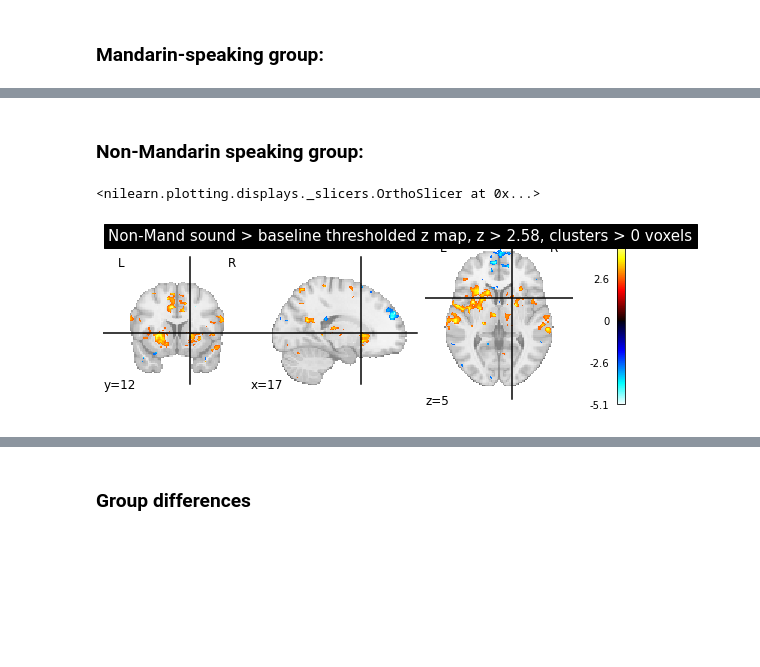
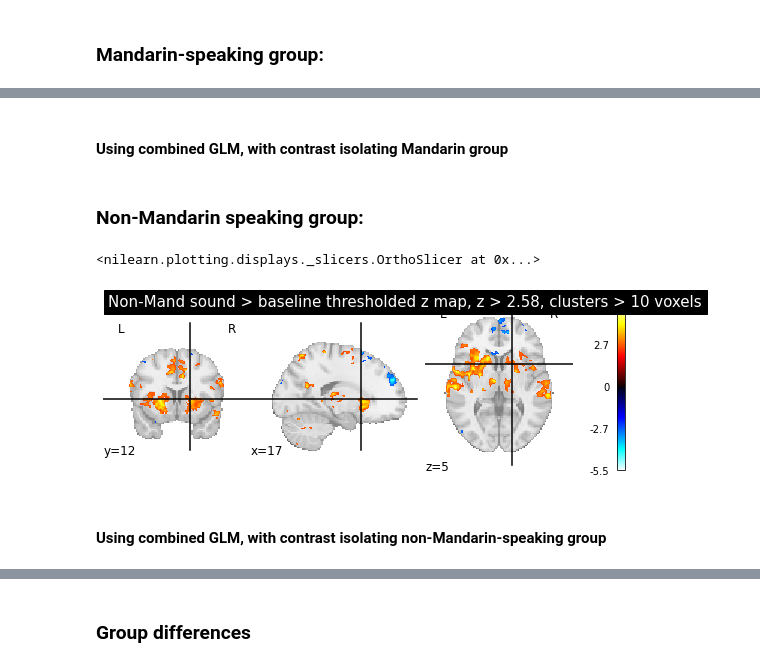
Before and after one commit to sitek/auditory_category_learning, a Jupyter notebook: univariate/group_level_WIP.ipynb, the cells around one changed output, grey strips where cells are left out. Cells and saved outputs as stored; diff of their text form; code cells hidden in the pictures; blank space fills up the shorter version.

```diff
--- a/univariate/group_level_WIP.ipynb
+++ b/univariate/group_level_WIP.ipynb
@@ -147,0 +140,2 @@ plotting.plot_stat_map(
+# %% [markdown]
+#### Using combined GLM, with contrast isolating Mandarin group
@@ -148,23 +161,2 @@ plotting.plot_stat_map(
 # %% [markdown]
 ### Non-Mandarin speaking group:
-# %%
-second_level_model = SecondLevelModel().fit(l1_fnames_nman, design_matrix=design_mat_nman)
-
-z_map = second_level_model.compute_contrast(output_type='z_score')
-
-from nilearn.image import threshold_img
-threshold = 2.58
-cthresh=0
-thresholded_map = threshold_img(
-    z_map,
-    threshold=threshold,
-    cluster_threshold=cthresh,
-    two_sided=True,
-)
-
-plotting.plot_stat_map(
-    thresholded_map, cut_coords=[17,12,5],
-    title='Non-Mand %s > baseline thresholded z map, z > %.02f, clusters > %d voxels'%(contrast_label, threshold, cthresh))
-# %% [output]
-<nilearn.plotting.displays._slicers.OrthoSlicer at 0x...>
-[figure, removed]
@@ -170,0 +168,21 @@ plotting.plot_stat_map(
+# %%
+'''
+from nilearn.image import threshold_img
+threshold = 2.58
+cthresh=10
+thresholded_map = threshold_img(
+    z_map,
+    threshold=threshold,
+    cluster_threshold=cthresh,
+    two_sided=True,
+)
+
+plotting.plot_stat_map(
+    thresholded_map, cut_coords=[17,12,5],
+    title='Non-Mand %s > baseline thresholded z map, z > %.02f, clusters > %d voxels'%(contrast_label, threshold, cthresh))
+'''
+# %% [output]
+<nilearn.plotting.displays._slicers.OrthoSlicer at 0x...>
+[figure, added]
+# %% [markdown]
+#### Using combined GLM, with contrast isolating non-Mandarin-speaking group
```
Also changed, not shown: parts of 27 cells of this notebook.
